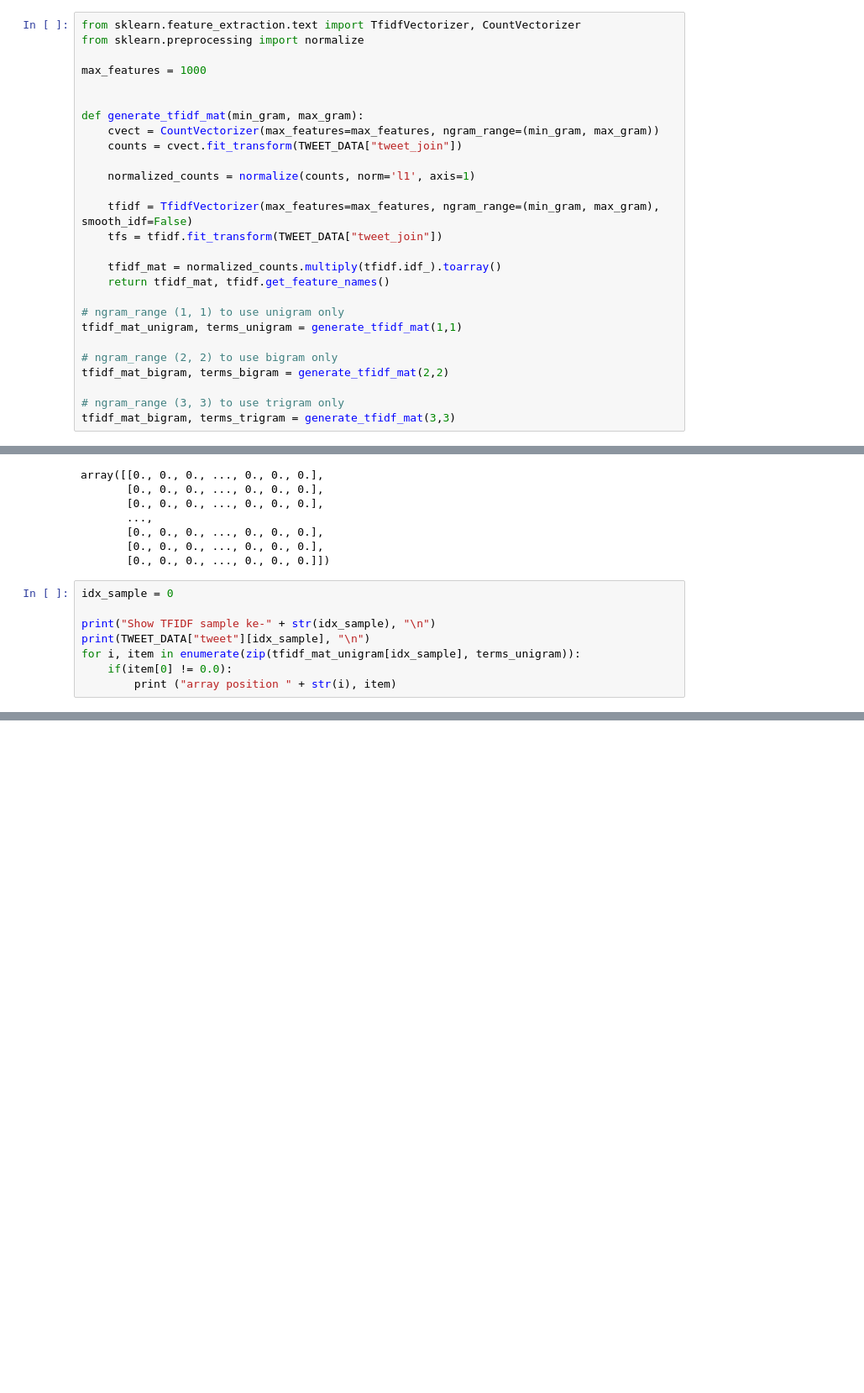
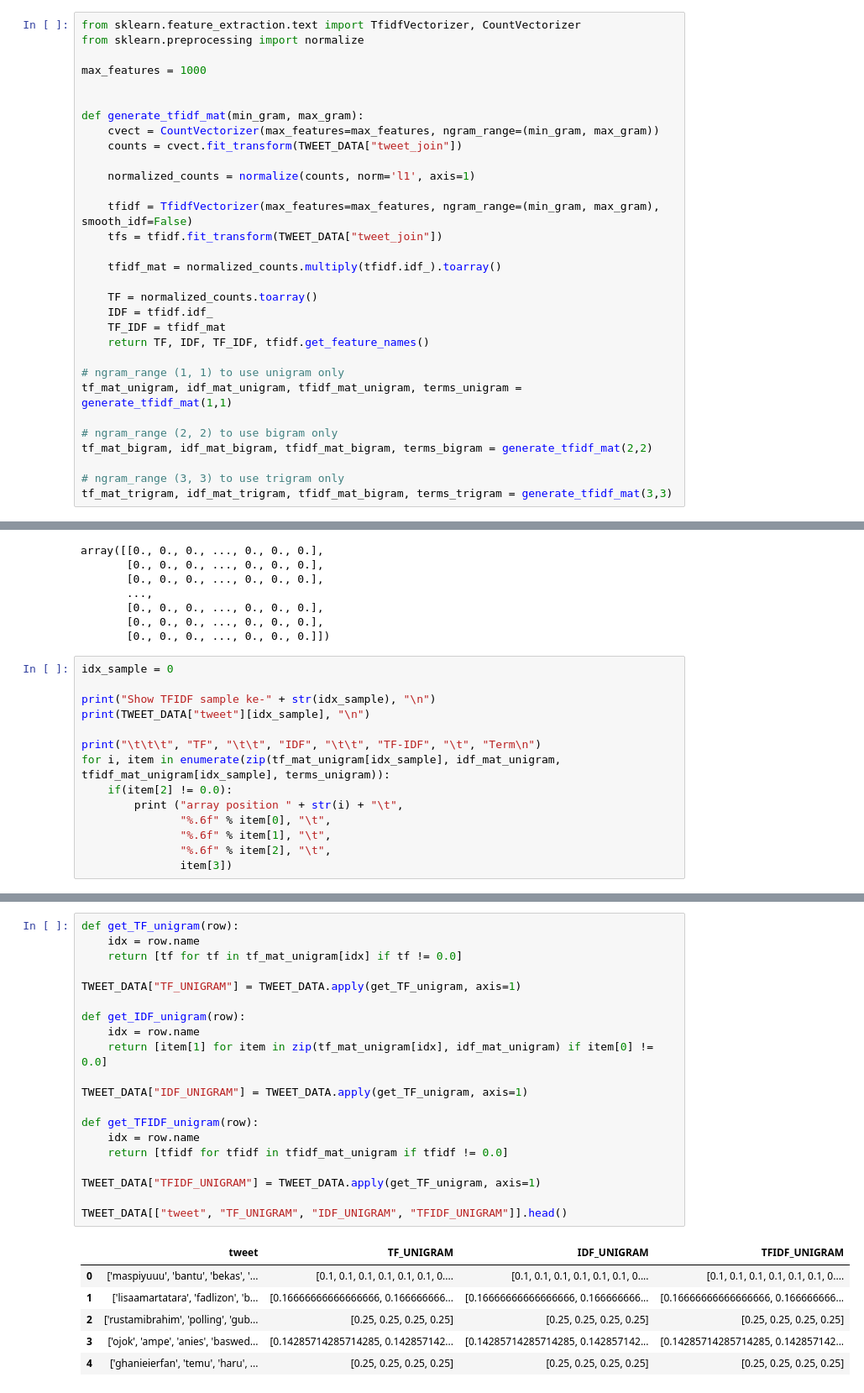
Before and after one commit to Muhammad-Yunus/Neural-Network, a Jupyter notebook: 3. Convolutional Neural Network/Pembobotan TF-IDF/2. Pembobotan TF-IDF.ipynb, the cells around one changed output, grey strips where cells are left out. Shown at 84% size. Drawn from its saved outputs; the diff is of its cells as text; blank space fills up the shorter version.

```diff
--- a/3. Convolutional Neural Network/Pembobotan TF-IDF/2. Pembobotan TF-IDF.ipynb
+++ b/3. Convolutional Neural Network/Pembobotan TF-IDF/2. Pembobotan TF-IDF.ipynb
@@ -331,16 +331,20 @@ def generate_tfidf_mat(min_gram, max_gram):
     tfs = tfidf.fit_transform(TWEET_DATA["tweet_join"])
 
     tfidf_mat = normalized_counts.multiply(tfidf.idf_).toarray()
-    return tfidf_mat, tfidf.get_feature_names()
+
+    TF = normalized_counts.toarray()
+    IDF = tfidf.idf_
+    TF_IDF = tfidf_mat
+    return TF, IDF, TF_IDF, tfidf.get_feature_names()
 
 # ngram_range (1, 1) to use unigram only
-tfidf_mat_unigram, terms_unigram = generate_tfidf_mat(1,1)
+tf_mat_unigram, idf_mat_unigram, tfidf_mat_unigram, terms_unigram = generate_tfidf_mat(1,1)
 
 # ngram_range (2, 2) to use bigram only
-tfidf_mat_bigram, terms_bigram = generate_tfidf_mat(2,2)
+tf_mat_bigram, idf_mat_bigram, tfidf_mat_bigram, terms_bigram = generate_tfidf_mat(2,2)
 
 # ngram_range (3, 3) to use trigram only
-tfidf_mat_bigram, terms_trigram = generate_tfidf_mat(3,3)
+tf_mat_trigram, idf_mat_trigram, tfidf_mat_bigram, terms_trigram = generate_tfidf_mat(3,3)
 # %%
 # print tf-idf unigram
 tfidf_mat_unigram
@@ -357,9 +361,15 @@ idx_sample = 0
 
 print("Show TFIDF sample ke-" + str(idx_sample), "\n")
 print(TWEET_DATA["tweet"][idx_sample], "\n")
-for i, item in enumerate(zip(tfidf_mat_unigram[idx_sample], terms_unigram)):
-    if(item[0] != 0.0):
-        print ("array position " + str(i), item)
+
+print("\t\t\t", "TF", "\t\t", "IDF", "\t\t", "TF-IDF", "\t", "Term\n")
+for i, item in enumerate(zip(tf_mat_unigram[idx_sample], idf_mat_unigram, tfidf_mat_unigram[idx_sample], terms_unigram)):
+    if(item[2] != 0.0):
+        print ("array position " + str(i) + "\t",
+               "%.6f" % item[0], "\t",
+               "%.6f" % item[1], "\t",
+               "%.6f" % item[2], "\t",
+               item[3])
 # %% [output]
 Show TFIDF sample ke-0
 
@@ -377,0 +398,27 @@ array position 981 (0.45930801093045037, 'warga')
+# %%
+def get_TF_unigram(row):
+    idx = row.name
+    return [tf for tf in tf_mat_unigram[idx] if tf != 0.0]
+
+TWEET_DATA["TF_UNIGRAM"] = TWEET_DATA.apply(get_TF_unigram, axis=1)
+
+def get_IDF_unigram(row):
+    idx = row.name
+    return [item[1] for item in zip(tf_mat_unigram[idx], idf_mat_unigram) if item[0] != 0.0]
+
+TWEET_DATA["IDF_UNIGRAM"] = TWEET_DATA.apply(get_TF_unigram, axis=1)
+
+def get_TFIDF_unigram(row):
+    idx = row.name
+    return [tfidf for tfidf in tfidf_mat_unigram if tfidf != 0.0]
+
+TWEET_DATA["TFIDF_UNIGRAM"] = TWEET_DATA.apply(get_TF_unigram, axis=1)
+
+TWEET_DATA[["tweet", "TF_UNIGRAM", "IDF_UNIGRAM", "TFIDF_UNIGRAM"]].head()
+# %% [output]
+|  | tweet | TF_UNIGRAM | IDF_UNIGRAM | TFIDF_UNIGRAM |
+| 0 | ['maspiyuuu', 'bantu', 'bekas', '... | [0.1, 0.1, 0.1, 0.1, 0.1, 0.1, 0.... | [0.1, 0.1, 0.1, 0.1, 0.1, 0.1, 0.... | [0.1, 0.1, 0.1, 0.1, 0.1, 0.1, 0.... |
+| 1 | ['lisaamartatara', 'fadlizon', 'b... | [0.16666666666666666, 0.166666666... | [0.16666666666666666, 0.166666666... | [0.16666666666666666, 0.166666666... |
+| 2 | ['rustamibrahim', 'polling', 'gub... | [0.25, 0.25, 0.25, 0.25] | [0.25, 0.25, 0.25, 0.25] | [0.25, 0.25, 0.25, 0.25] |
+| 3 | ['ojok', 'ampe', 'anies', 'baswed... | [0.14285714285714285, 0.142857142... | [0.14285714285714285, 0.142857142... | [0.14285714285714285, 0.142857142... |
+| 4 | ['ghanieierfan', 'temu', 'haru', ... | [0.25, 0.25, 0.25, 0.25] | [0.25, 0.25, 0.25, 0.25] | [0.25, 0.25, 0.25, 0.25] |
```
Also changed, not shown: parts of 8 cells of this notebook.
